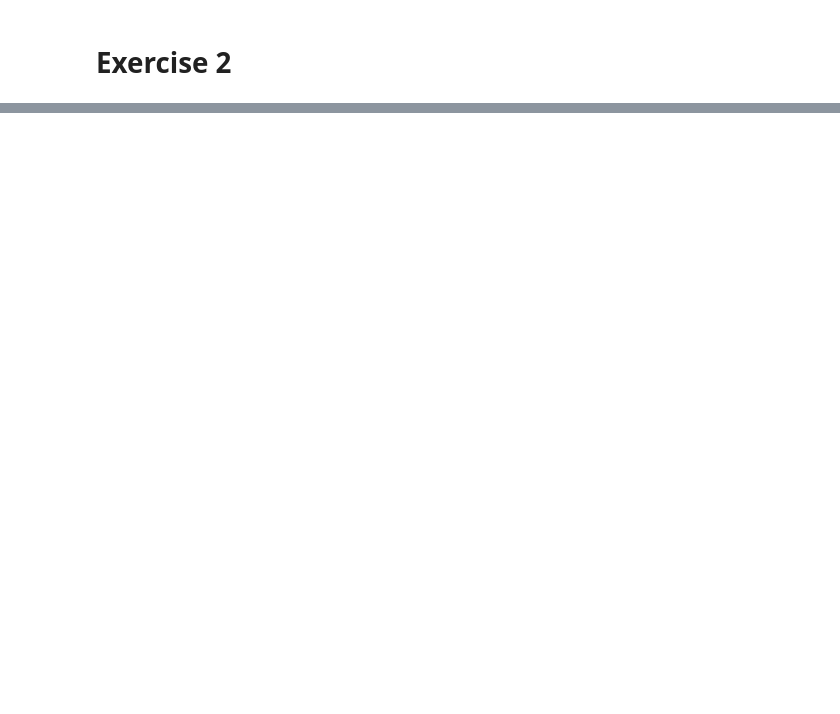
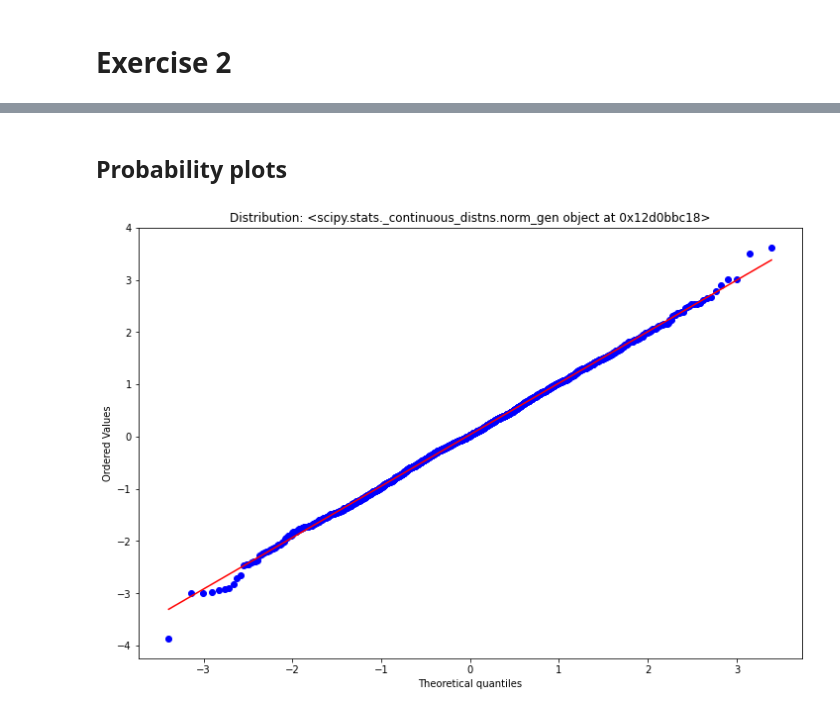
Before and after one commit to martinlarsalbert/Reliability-analysis-of-marine-structures, a Jupyter notebook: computer_exercises/python/exercise_2.ipynb, the cells around one changed output, grey strips where cells are left out. Saved outputs shown, nothing was run; the diff lists cells and outputs as text; code cells hidden in the pictures; blank space fills up the shorter version.

```diff
--- a/computer_exercises/python/exercise_2.ipynb
+++ b/computer_exercises/python/exercise_2.ipynb
@@ -215,0 +27,11 @@ interactive(children=(FloatSlider(value=1.0, description='lamda', max=3.0, min=1
+# %% [markdown]
+## Probability plots
+# %%
+dists = [stats.norm]
+
+for dist in dists:
+    fig,ax=plt.subplots()
+    stats.probplot(x=dat1, dist=stats.norm,plot=ax);
+    ax.set_title('Distribution: %s' %dist)
+# %% [output]
+[figure, added]
```
Also changed, not shown: parts of 49 cells of this notebook.
